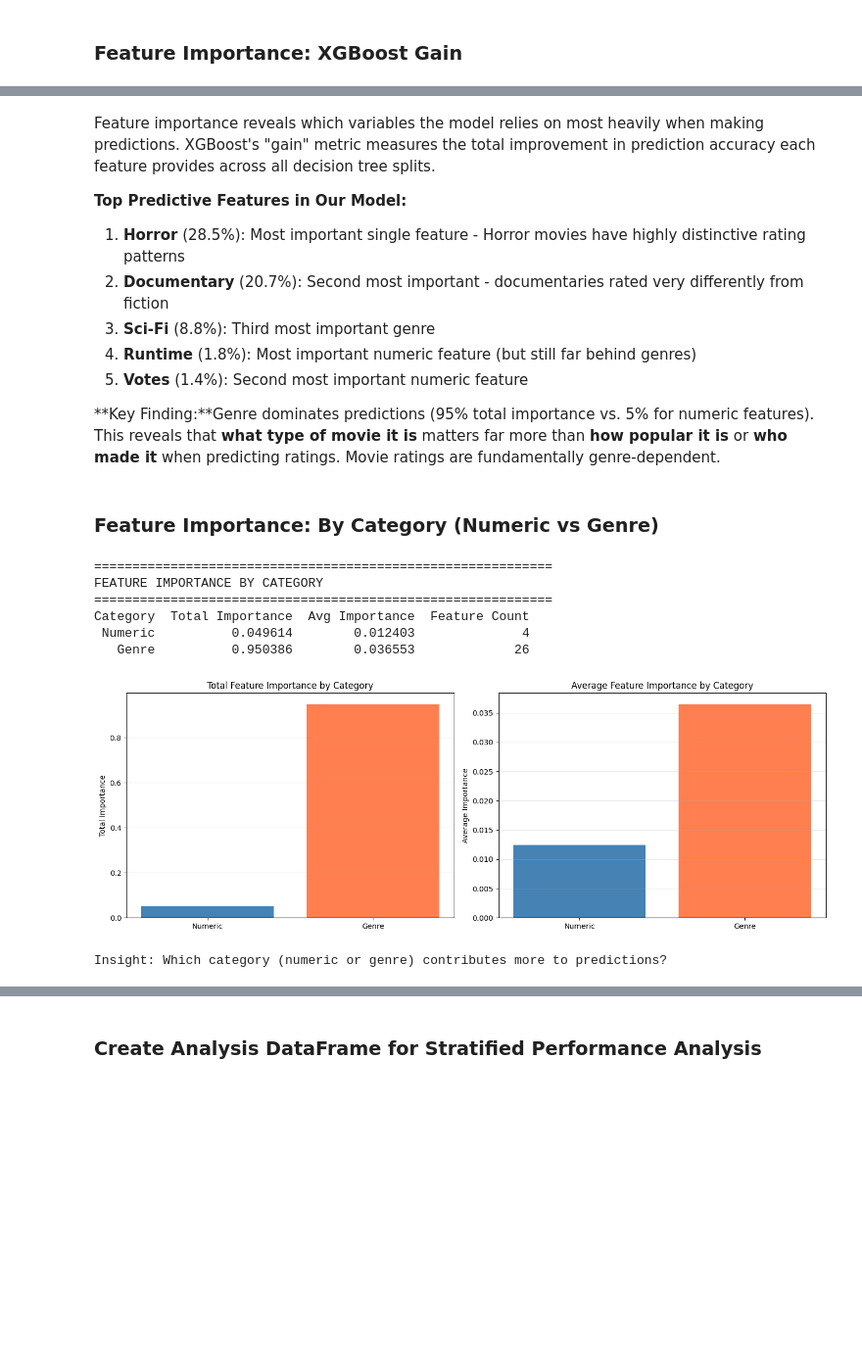
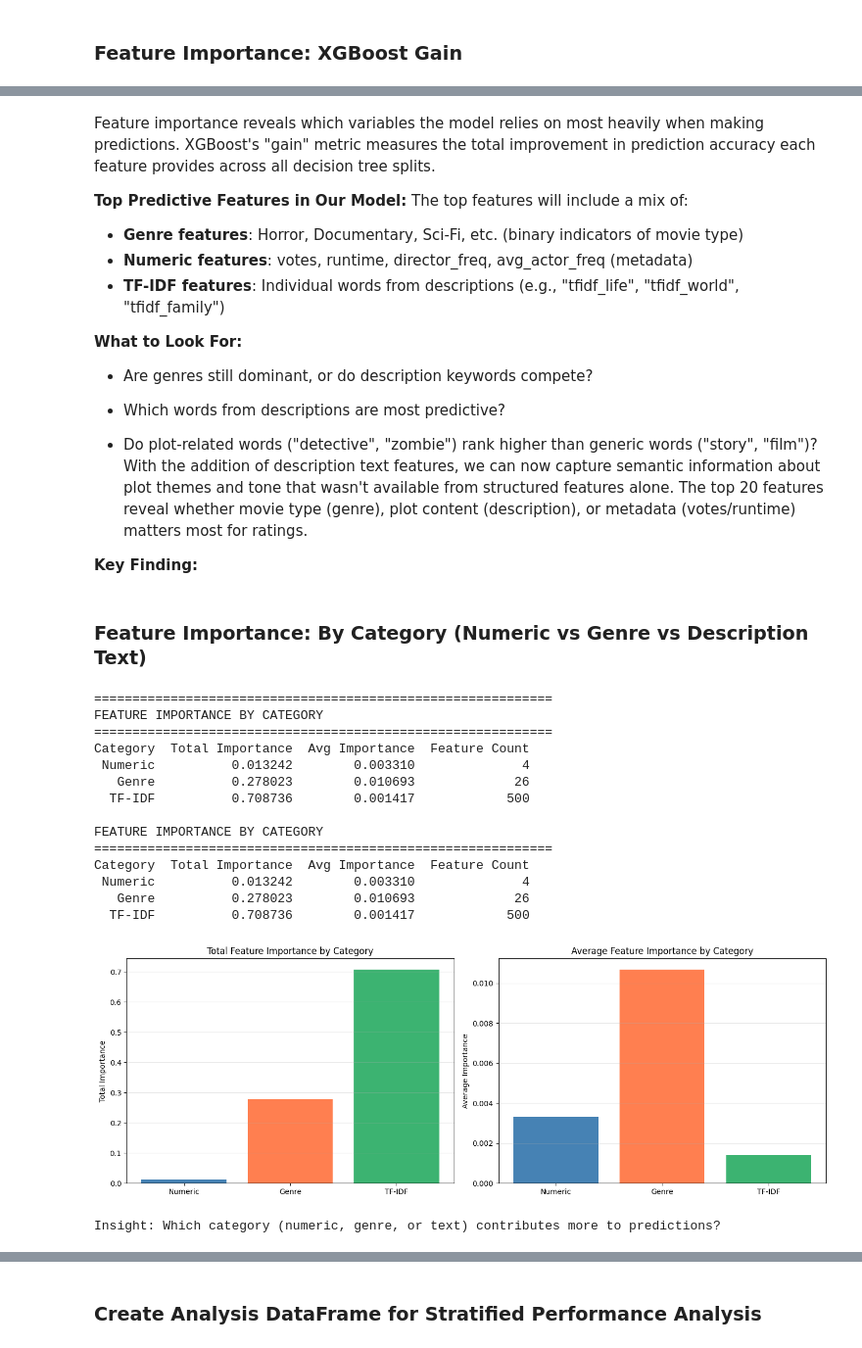
Before and after one commit to Berilay6/Movie_IMDb_Prediction, a Jupyter notebook: XGBoost.ipynb, the cells around one changed output, grey strips where cells are left out. Shown at 98% size. Cells and saved outputs as stored; diff of their text form; code cells hidden in the pictures; blank space fills up the shorter version.

```diff
--- a/XGBoost.ipynb
+++ b/XGBoost.ipynb
@@ -122,9 +124,10 @@ numeric_features_full = numeric_base + genre_Columns # numeric + genre features
 # columns to encode later
 director_col = "director"
 stars_col = "stars"
+description_col = "description"
 
-# Select features (NO description - dropped)
-x = df[numeric_features_full + [director_col, stars_col]].copy()
+# Select features (including description)
+x = df[numeric_features_full + [director_col, stars_col, description_col]].copy()
 
 print(f"Feature set: {x.shape}")
 print(f"Target variable: {y.shape}")
@@ -356,8 +456,8 @@ random_search = RandomizedSearchCV(
     n_jobs=-1   # Use all CPU cores
 )
 
-# Fit without eval_set (RandomizedSearchCV handles validation internally)
-random_search.fit(X_train, y_train)
+# Fit with combined features (numeric + TF-IDF)
+random_search.fit(X_train_combined, y_train)
 
 print("\n" + "="*50)
 print("HYPERPARAMETER TUNING RESULTS")
@@ -366,9 +466,8 @@ print(f"\nBest Parameters:")
 for param, value in random_search.best_params_.items():
     print(f"  {param}: {value}")
 
-print(f"\nBaseline RMSE: 0.975")
-print(f"Tuned CV RMSE: {-random_search.best_score_:.4f}")
-print(f"Improvement: {0.975 - (-random_search.best_score_):.4f}")
+print(f"\nBest CV RMSE: {-random_search.best_score_:.4f}")
+print(f"Features used: {X_train_combined.shape[1]} (30 numeric/genre + 500 TF-IDF text features)")
 
 # Use best model for further evaluation
 best_model = random_search.best_estimator_
@@ -651,8 +764,13 @@ Before analyzing model errors and understanding feature contributions, we need t
 ### Feature Importance: XGBoost Gain
 # %%
 # XGBoost Feature Importance (Gain)
+# Create feature names: numeric features + TF-IDF features
+numeric_feature_names = list(X_train_numeric.columns)
+tfidf_feature_names = [f"tfidf_{word}" for word in tfidf.get_feature_names_out()]
+all_feature_names = numeric_feature_names + tfidf_feature_names
+
 feature_importance = pd.DataFrame({
-    'feature': X_train.columns,
+    'feature': all_feature_names,
     'importance': best_model.feature_importances_
 }).sort_values('importance', ascending=False)
 
@@ -669,11 +787,12 @@ plt.yticks(range(len(top_15)), top_15['feature'])
 plt.xlabel('Feature Importance (Gain)')
 plt.title('Top 15 Most Important Features (XGBoost)')
 plt.gca().invert_yaxis()
+
 plt.grid(True, alpha=0.3, axis='x')
+print("\nGain: Total improvement in loss function when using this feature for splits")
+
 plt.tight_layout()
 plt.show()
-
-print("\nGain: Total improvement in loss function when using this feature for splits")
 # %% [output]
 ============================================================
 XGBOOST FEATURE IMPORTANCE (TOP 20)
@@ -698,24 +816,29 @@ Gain: Total improvement in loss function when using this feature for splits
 Feature importance reveals which variables the model relies on most heavily when making predictions. XGBoost's "gain" metric measures the total improvement in prediction accuracy each feature provides across all decision tree splits.
 
 **Top Predictive Features in Our Model:**
-1. **Horror** (28.5%): Most important single feature - Horror movies have highly distinctive rating patterns
-2. **Documentary** (20.7%): Second most important - documentaries rated very differently from fiction
-3. **Sci-Fi** (8.8%): Third most important genre
-4. **Runtime** (1.8%): Most important numeric feature (but still far behind genres)
-5. **Votes** (1.4%): Second most important numeric feature
+The top features will include a mix of:
+- **Genre features**: Horror, Documentary, Sci-Fi, etc. (binary indicators of movie type)
+- **Numeric features**: votes, runtime, director_freq, avg_actor_freq (metadata)
+- **TF-IDF features**: Individual words from descriptions (e.g., "tfidf_life", "tfidf_world", "tfidf_family")
 
+**What to Look For:**
+- Are genres still dominant, or do description keywords compete?
+- Which words from descriptions are most predictive?
 
-**Key Finding:**Genre dominates predictions (95% total importance vs. 5% for numeric features). This reveals that **what type of movie it is** matters far more than **how popular it is** or **who made it** when predicting ratings. Movie ratings are fundamentally genre-dependent.
+- Do plot-related words ("detective", "zombie") rank higher than generic words ("story", "film")?With the addition of description text features, we can now capture semantic information about plot themes and tone that wasn't available from structured features alone. The top 20 features reveal whether movie type (genre), plot content (description), or metadata (votes/runtime) matters most for ratings.
+
+**Key Finding:**
 # %% [markdown]
-### Feature Importance: By Category (Numeric vs Genre)
+### Feature Importance: By Category (Numeric vs Genre vs Description Text)
 # %%
 # Group features by category
 numeric_features = ['votes', 'runtime', 'director_freq', 'avg_actor_freq']
-genre_features = [col for col in X_train.columns if col not in numeric_features]
+genre_features = [col for col in X_train_numeric.columns if col not in numeric_features]
+tfidf_features = [f for f in all_feature_names if f.startswith('tfidf_')]
 
 # Calculate total importance by category
 category_importance = []
-for category, features in [('Numeric', numeric_features), ('Genre', genre_features)]:
+for category, features in [('Numeric', numeric_features), ('Genre', genre_features), ('TF-IDF', tfidf_features)]:
     total_imp = feature_importance[feature_importance['feature'].isin(features)]['importance'].sum()
     count = len([f for f in features if f in feature_importance['feature'].values])
     category_importance.append({
@@ -726,38 +849,46 @@ for category, features in [('Numeric', numeric_features), ('Genre', genre_featur
     })
 
 category_df = pd.DataFrame(category_importance)
 
 print("="*60)
 print("FEATURE IMPORTANCE BY CATEGORY")
 print("="*60)
 print(category_df.to_string(index=False))
 
 # Visualize
 fig, axes = plt.subplots(1, 2, figsize=(14, 5))
 
 # Total importance
-axes[0].bar(category_df['Category'], category_df['Total Importance'], color=['steelblue', 'coral'])
+axes[0].bar(category_df['Category'], category_df['Total Importance'], color=['steelblue', 'coral', 'mediumseagreen'])
 axes[0].set_ylabel('Total Importance')
 axes[0].set_title('Total Feature Importance by Category')
 axes[0].grid(True, alpha=0.3, axis='y')
 
 # Average importance
-axes[1].bar(category_df['Category'], category_df['Avg Importance'], color=['steelblue', 'coral'])
+axes[1].bar(category_df['Category'], category_df['Avg Importance'], color=['steelblue', 'coral', 'mediumseagreen'])
 axes[1].set_ylabel('Average Importance')
 axes[1].set_title('Average Feature Importance by Category')
 axes[1].grid(True, alpha=0.3, axis='y')
 
 plt.tight_layout()
 plt.show()
 
-print("\nInsight: Which category (numeric or genre) contributes more to predictions?")
+print("\nInsight: Which category (numeric, genre, or text) contributes more to predictions?")
 # %% [output]
 ============================================================
 FEATURE IMPORTANCE BY CATEGORY
 ============================================================
 Category  Total Importance  Avg Importance  Feature Count
- Numeric          0.049614        0.012403              4
-   Genre          0.950386        0.036553             26
+ Numeric          0.013242        0.003310              4
+   Genre          0.278023        0.010693             26
+  TF-IDF          0.708736        0.001417            500
+
+FEATURE IMPORTANCE BY CATEGORY
+============================================================
+Category  Total Importance  Avg Importance  Feature Count
+ Numeric          0.013242        0.003310              4
+   Genre          0.278023        0.010693             26
+  TF-IDF          0.708736        0.001417            500
-[figure, old version]
+[figure, new version]
-Insight: Which category (numeric or genre) contributes more to predictions?
+Insight: Which category (numeric, genre, or text) contributes more to predictions?
 # %% [markdown]
```
Also changed, not shown: parts of 29 cells of this notebook.
